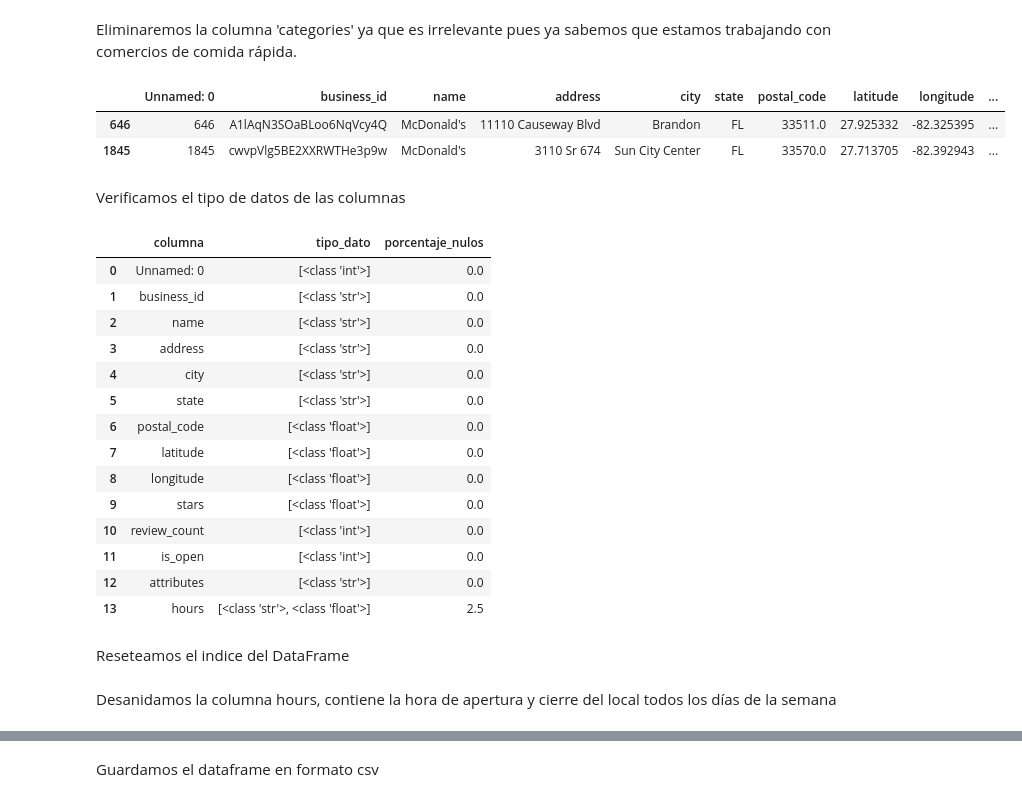
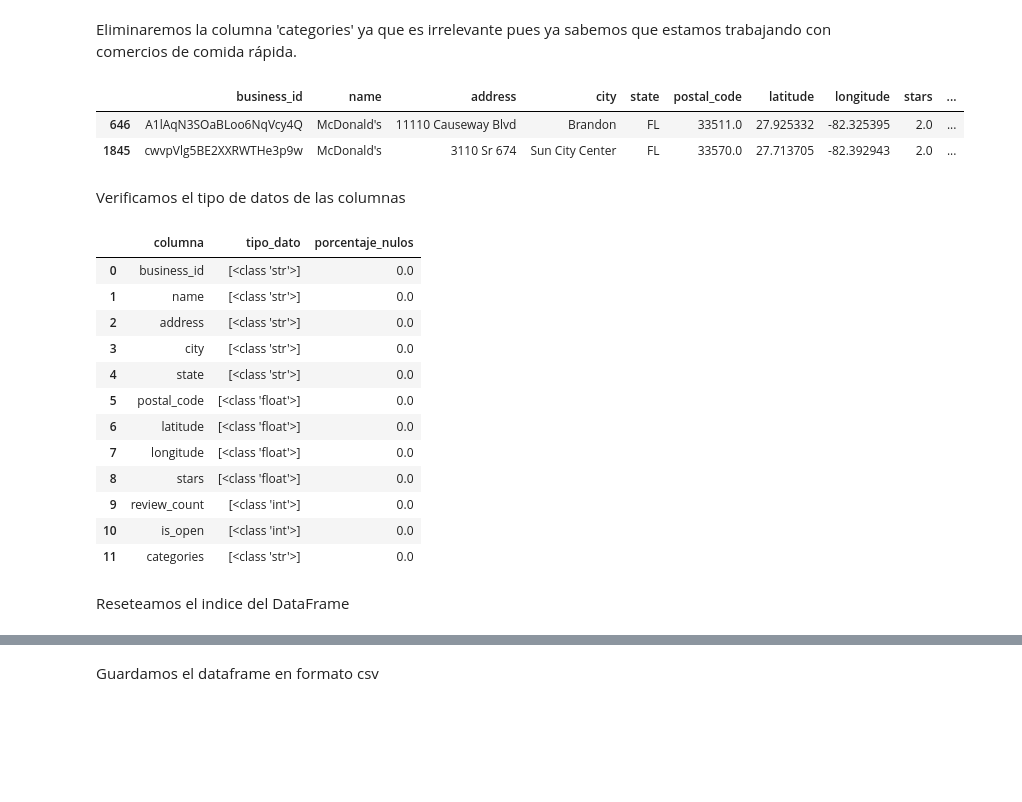
Before and after one commit to MiliTrres/PF_Reviews-Recommendation_Henry, a Jupyter notebook: ETL/ETL_business.ipynb, the cells around one changed output, grey strips where cells are left out. Cells and saved outputs as stored; diff of their text form; code cells hidden in the pictures; blank space fills up the shorter version.

```diff
--- a/ETL/ETL_business.ipynb
+++ b/ETL/ETL_business.ipynb
@@ -100,36 +100,32 @@ df_business.head(2)
 # %% [markdown]
 Eliminaremos la columna 'categories' ya que es irrelevante pues ya sabemos que estamos trabajando con comercios de comida rápida.
 # %%
-columna = ['categories']
+columna = ['Unnamed: 0','attributes','hours']
 df_business = df_business.drop(columna, axis=1)
 df_business.head(2)
 # %% [output]
-|  | Unnamed: 0 | business_id | name | address | city | state | postal_code | latitude | longitude | ... |
-| 646 | 646 | A1lAqN3SOaBLoo6NqVcy4Q | McDonald's | 11110 Causeway Blvd | Brandon | FL | 33511.0 | 27.925332 | -82.325395 | ... |
-| 1845 | 1845 | cwvpVlg5BE2XXRWTHe3p9w | McDonald's | 3110 Sr 674 | Sun City Center | FL | 33570.0 | 27.713705 | -82.392943 | ... |
+|  | business_id | name | address | city | state | postal_code | latitude | longitude | stars | ... |
+| 646 | A1lAqN3SOaBLoo6NqVcy4Q | McDonald's | 11110 Causeway Blvd | Brandon | FL | 33511.0 | 27.925332 | -82.325395 | 2.0 | ... |
+| 1845 | cwvpVlg5BE2XXRWTHe3p9w | McDonald's | 3110 Sr 674 | Sun City Center | FL | 33570.0 | 27.713705 | -82.392943 | 2.0 | ... |
 # %% [markdown]
 Verificamos el tipo de datos de las columnas
 # %%
 ut.tipo_dato(df_business)
 # %% [output]
 |  | columna | tipo_dato | porcentaje_nulos |
-| 0 | Unnamed: 0 | [<class 'int'>] | 0.0 |
-| 1 | business_id | [<class 'str'>] | 0.0 |
-| 2 | name | [<class 'str'>] | 0.0 |
-| 3 | address | [<class 'str'>] | 0.0 |
-| 4 | city | [<class 'str'>] | 0.0 |
-| 5 | state | [<class 'str'>] | 0.0 |
-| 6 | postal_code | [<class 'float'>] | 0.0 |
-| 7 | latitude | [<class 'float'>] | 0.0 |
-| 8 | longitude | [<class 'float'>] | 0.0 |
-| 9 | stars | [<class 'float'>] | 0.0 |
-| 10 | review_count | [<class 'int'>] | 0.0 |
-| 11 | is_open | [<class 'int'>] | 0.0 |
-| 12 | attributes | [<class 'str'>] | 0.0 |
-| 13 | hours | [<class 'str'>, <class 'float'>] | 2.5 |
+| 0 | business_id | [<class 'str'>] | 0.0 |
+| 1 | name | [<class 'str'>] | 0.0 |
+| 2 | address | [<class 'str'>] | 0.0 |
+| 3 | city | [<class 'str'>] | 0.0 |
+| 4 | state | [<class 'str'>] | 0.0 |
+| 5 | postal_code | [<class 'float'>] | 0.0 |
+| 6 | latitude | [<class 'float'>] | 0.0 |
+| 7 | longitude | [<class 'float'>] | 0.0 |
+| 8 | stars | [<class 'float'>] | 0.0 |
+| 9 | review_count | [<class 'int'>] | 0.0 |
+| 10 | is_open | [<class 'int'>] | 0.0 |
+| 11 | categories | [<class 'str'>] | 0.0 |
 # %% [markdown]
 Reseteamos el indice del DataFrame
 # %%
 df_business.reset_index(drop = True, inplace = True)
-# %% [markdown]
-Desanidamos la columna hours, contiene la hora de apertura y cierre del local todos los días de la semana
```
Also changed, not shown: parts of 2 cells of this notebook, 1 other file.
